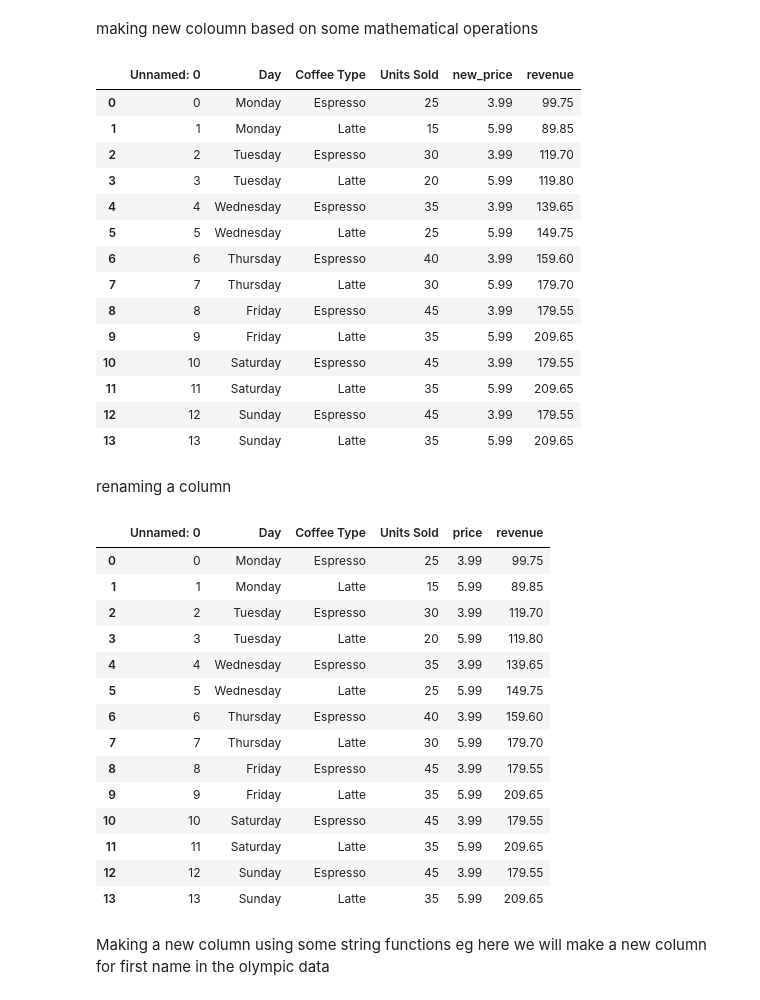
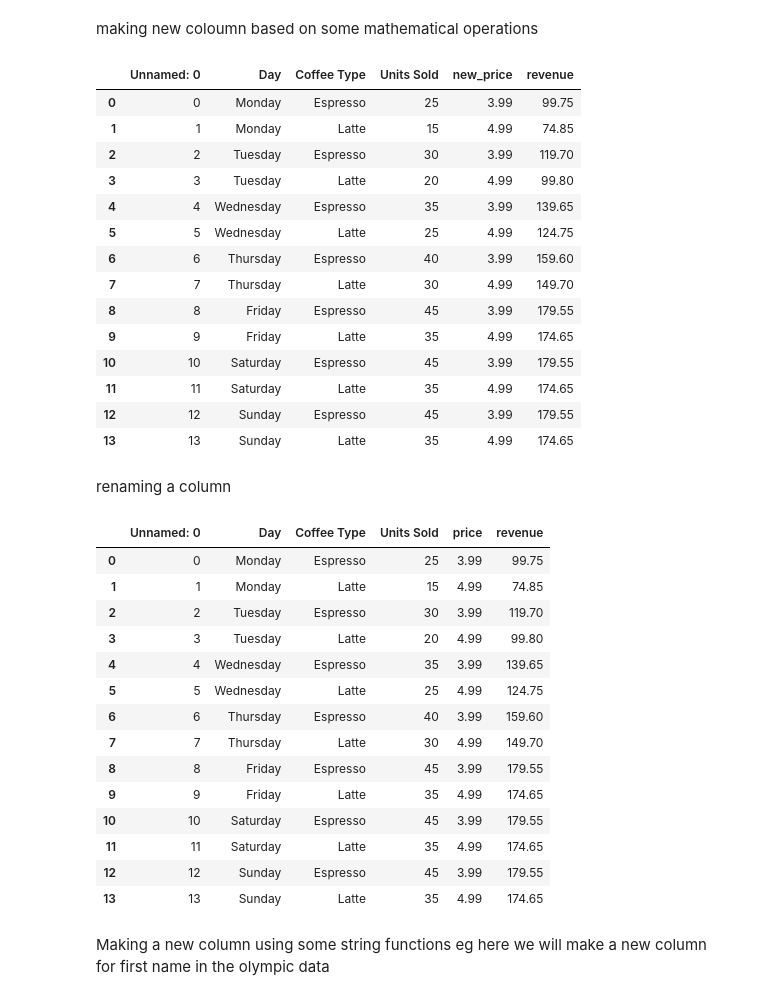
Before and after one commit to Muhammad-Bilal1605/LearningAI, a Jupyter notebook: scripts/Assignment2: Pandas.ipynb, the cells around one changed output. Cells and saved outputs as stored; diff of their text form; code cells hidden in the pictures.

```diff
--- a/scripts/Assignment2: Pandas.ipynb
+++ b/scripts/Assignment2: Pandas.ipynb
@@ -277,0 +56,3 @@ olympic= pd.read_csv("../Files/Assignment2/olympicData.csv")
+# %%
+dataframe_coffee=pd.read_csv("../Files/Assignment2/coffee.csv")
+dataframe_coffee
@@ -364,45 +390,47 @@ dataframe
 # %% [markdown]
 making new coloumn based on some mathematical operations
 # %%
-dataframe["revenue"]=dataframe['Units Sold']* dataframe['new_price']
-dataframe
+import numpy as np
+dataframe_coffee["new_price"]=np.where(dataframe_coffee["Coffee Type"] == "Espresso", 3.99,4.99)
+dataframe_coffee["revenue"]=dataframe_coffee['Units Sold']* dataframe_coffee['new_price']
+dataframe_coffee
 # %% [output]
 |  | Unnamed: 0 | Day | Coffee Type | Units Sold | new_price | revenue |
 | 0 | 0 | Monday | Espresso | 25 | 3.99 | 99.75 |
-| 1 | 1 | Monday | Latte | 15 | 5.99 | 89.85 |
+| 1 | 1 | Monday | Latte | 15 | 4.99 | 74.85 |
 | 2 | 2 | Tuesday | Espresso | 30 | 3.99 | 119.70 |
-| 3 | 3 | Tuesday | Latte | 20 | 5.99 | 119.80 |
+| 3 | 3 | Tuesday | Latte | 20 | 4.99 | 99.80 |
 | 4 | 4 | Wednesday | Espresso | 35 | 3.99 | 139.65 |
-| 5 | 5 | Wednesday | Latte | 25 | 5.99 | 149.75 |
+| 5 | 5 | Wednesday | Latte | 25 | 4.99 | 124.75 |
 | 6 | 6 | Thursday | Espresso | 40 | 3.99 | 159.60 |
-| 7 | 7 | Thursday | Latte | 30 | 5.99 | 179.70 |
+| 7 | 7 | Thursday | Latte | 30 | 4.99 | 149.70 |
 | 8 | 8 | Friday | Espresso | 45 | 3.99 | 179.55 |
-| 9 | 9 | Friday | Latte | 35 | 5.99 | 209.65 |
+| 9 | 9 | Friday | Latte | 35 | 4.99 | 174.65 |
 | 10 | 10 | Saturday | Espresso | 45 | 3.99 | 179.55 |
-| 11 | 11 | Saturday | Latte | 35 | 5.99 | 209.65 |
+| 11 | 11 | Saturday | Latte | 35 | 4.99 | 174.65 |
 | 12 | 12 | Sunday | Espresso | 45 | 3.99 | 179.55 |
-| 13 | 13 | Sunday | Latte | 35 | 5.99 | 209.65 |
+| 13 | 13 | Sunday | Latte | 35 | 4.99 | 174.65 |
 # %% [markdown]
 renaming a column
 # %%
-dataframe=dataframe.rename(columns={'new_price':'price'})
-dataframe
+dataframe_coffee=dataframe_coffee.rename(columns={'new_price':'price'})
+dataframe_coffee
 # %% [output]
 |  | Unnamed: 0 | Day | Coffee Type | Units Sold | price | revenue |
 | 0 | 0 | Monday | Espresso | 25 | 3.99 | 99.75 |
-| 1 | 1 | Monday | Latte | 15 | 5.99 | 89.85 |
+| 1 | 1 | Monday | Latte | 15 | 4.99 | 74.85 |
 | 2 | 2 | Tuesday | Espresso | 30 | 3.99 | 119.70 |
-| 3 | 3 | Tuesday | Latte | 20 | 5.99 | 119.80 |
+| 3 | 3 | Tuesday | Latte | 20 | 4.99 | 99.80 |
 | 4 | 4 | Wednesday | Espresso | 35 | 3.99 | 139.65 |
-| 5 | 5 | Wednesday | Latte | 25 | 5.99 | 149.75 |
+| 5 | 5 | Wednesday | Latte | 25 | 4.99 | 124.75 |
 | 6 | 6 | Thursday | Espresso | 40 | 3.99 | 159.60 |
-| 7 | 7 | Thursday | Latte | 30 | 5.99 | 179.70 |
+| 7 | 7 | Thursday | Latte | 30 | 4.99 | 149.70 |
 | 8 | 8 | Friday | Espresso | 45 | 3.99 | 179.55 |
-| 9 | 9 | Friday | Latte | 35 | 5.99 | 209.65 |
+| 9 | 9 | Friday | Latte | 35 | 4.99 | 174.65 |
 | 10 | 10 | Saturday | Espresso | 45 | 3.99 | 179.55 |
-| 11 | 11 | Saturday | Latte | 35 | 5.99 | 209.65 |
+| 11 | 11 | Saturday | Latte | 35 | 4.99 | 174.65 |
 | 12 | 12 | Sunday | Espresso | 45 | 3.99 | 179.55 |
-| 13 | 13 | Sunday | Latte | 35 | 5.99 | 209.65 |
+| 13 | 13 | Sunday | Latte | 35 | 4.99 | 174.65 |
 # %% [markdown]
 Making a new column using some string functions
 eg here we will make a new column for first name in the olympic data
```
Also changed, not shown: parts of 82 cells of this notebook, 1 other file.
